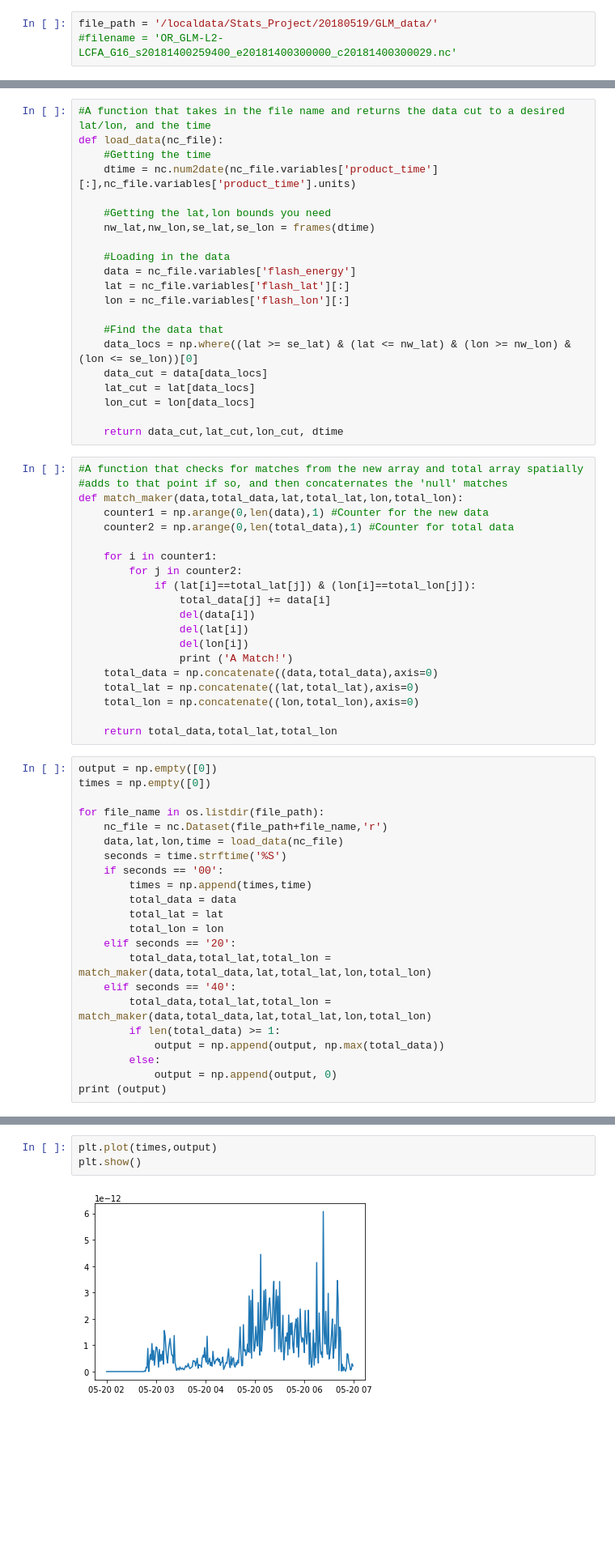
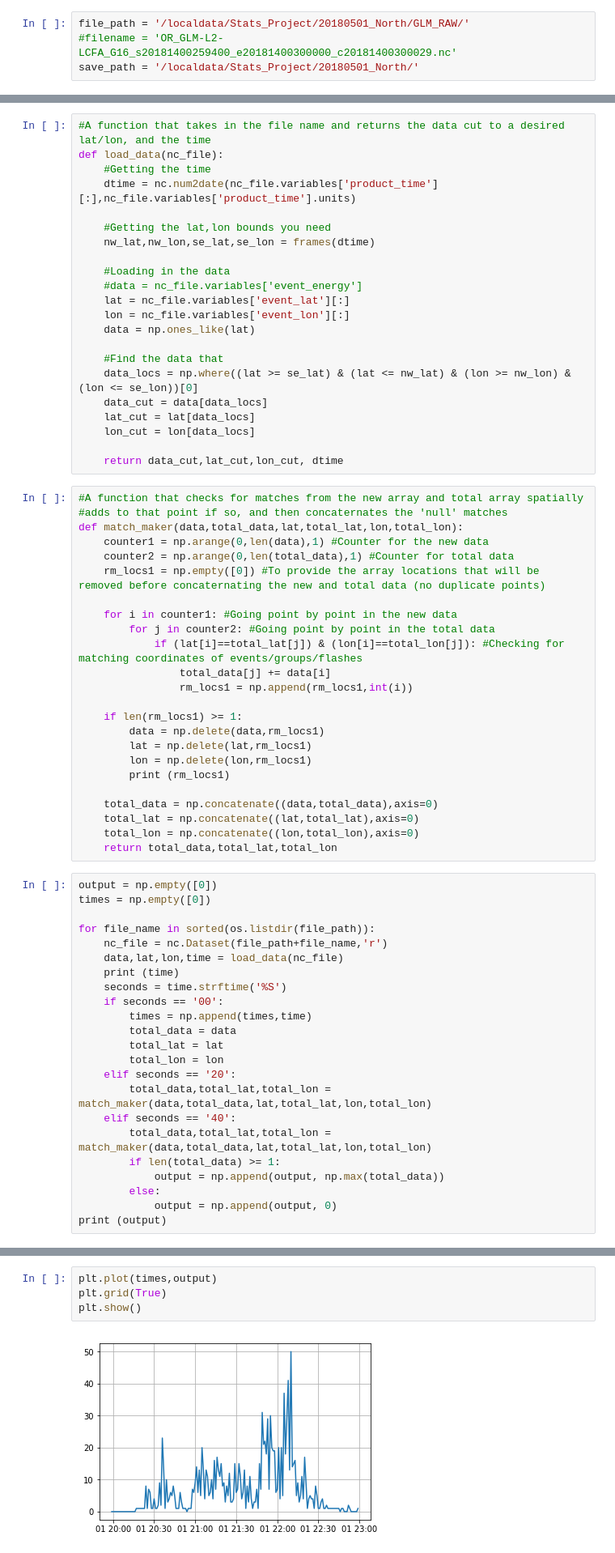
Before and after one commit to thielwx/GLM_Import, a Jupyter notebook: RAW_GLM.ipynb, the cells around one changed output, grey strips where cells are left out. Shown at 81% size. Drawn from its saved outputs; the diff is of its cells as text; blank space fills up the shorter version.

```diff
--- a/RAW_GLM.ipynb
+++ b/RAW_GLM.ipynb
@@ -5,8 +5,9 @@ import matplotlib.pyplot as plt
 import datetime
 import os
 # %%
-file_path = '/localdata/Stats_Project/20180519/GLM_data/'
+file_path = '/localdata/Stats_Project/20180501_North/GLM_RAW/'
 #filename = 'OR_GLM-L2-LCFA_G16_s20181400259400_e20181400300000_c20181400300029.nc'
+save_path = '/localdata/Stats_Project/20180501_North/'
 # %%
 #Function that assigns the window to pull the data from as a function of time
 def frames(dtime):
@@ -32,9 +40,10 @@ def load_data(nc_file):
     nw_lat,nw_lon,se_lat,se_lon = frames(dtime)
 
     #Loading in the data
-    data = nc_file.variables['flash_energy']
-    lat = nc_file.variables['flash_lat'][:]
-    lon = nc_file.variables['flash_lon'][:]
+    #data = nc_file.variables['event_energy']
+    lat = nc_file.variables['event_lat'][:]
+    lon = nc_file.variables['event_lon'][:]
+    data = np.ones_like(lat)
 
     #Find the data that
     data_locs = np.where((lat >= se_lat) & (lat <= nw_lat) & (lon >= nw_lon) & (lon <= se_lon))[0]
@@ -49,27 +58,32 @@ def load_data(nc_file):
 def match_maker(data,total_data,lat,total_lat,lon,total_lon):
     counter1 = np.arange(0,len(data),1) #Counter for the new data
     counter2 = np.arange(0,len(total_data),1) #Counter for total data
+    rm_locs1 = np.empty([0]) #To provide the array locations that will be removed before concaternating the new and total data (no duplicate points)
 
-    for i in counter1:
-        for j in counter2:
-            if (lat[i]==total_lat[j]) & (lon[i]==total_lon[j]):
+    for i in counter1: #Going point by point in the new data
+        for j in counter2: #Going point by point in the total data
+            if (lat[i]==total_lat[j]) & (lon[i]==total_lon[j]): #Checking for matching coordinates of events/groups/flashes
                 total_data[j] += data[i]
-                del(data[i])
-                del(lat[i])
-                del(lon[i])
-                print ('A Match!')
+                rm_locs1 = np.append(rm_locs1,int(i))
+
+    if len(rm_locs1) >= 1:
+        data = np.delete(data,rm_locs1)
+        lat = np.delete(lat,rm_locs1)
+        lon = np.delete(lon,rm_locs1)
+        print (rm_locs1)
+
     total_data = np.concatenate((data,total_data),axis=0)
     total_lat = np.concatenate((lat,total_lat),axis=0)
     total_lon = np.concatenate((lon,total_lon),axis=0)
-
     return total_data,total_lat,total_lon
 # %%
 output = np.empty([0])
 times = np.empty([0])
 
-for file_name in os.listdir(file_path):
+for file_name in sorted(os.listdir(file_path)):
     nc_file = nc.Dataset(file_path+file_name,'r')
     data,lat,lon,time = load_data(nc_file)
+    print (time)
     seconds = time.strftime('%S')
     if seconds == '00':
         times = np.append(times,time)
@@ -106,5 +137,6 @@ print (output)
 # %%
 plt.plot(times,output)
+plt.grid(True)
 plt.show()
 # %% [output]
-[figure, old version]
+[figure, new version]
```
Also changed, not shown: parts of 4 cells of this notebook, 2 other files.
